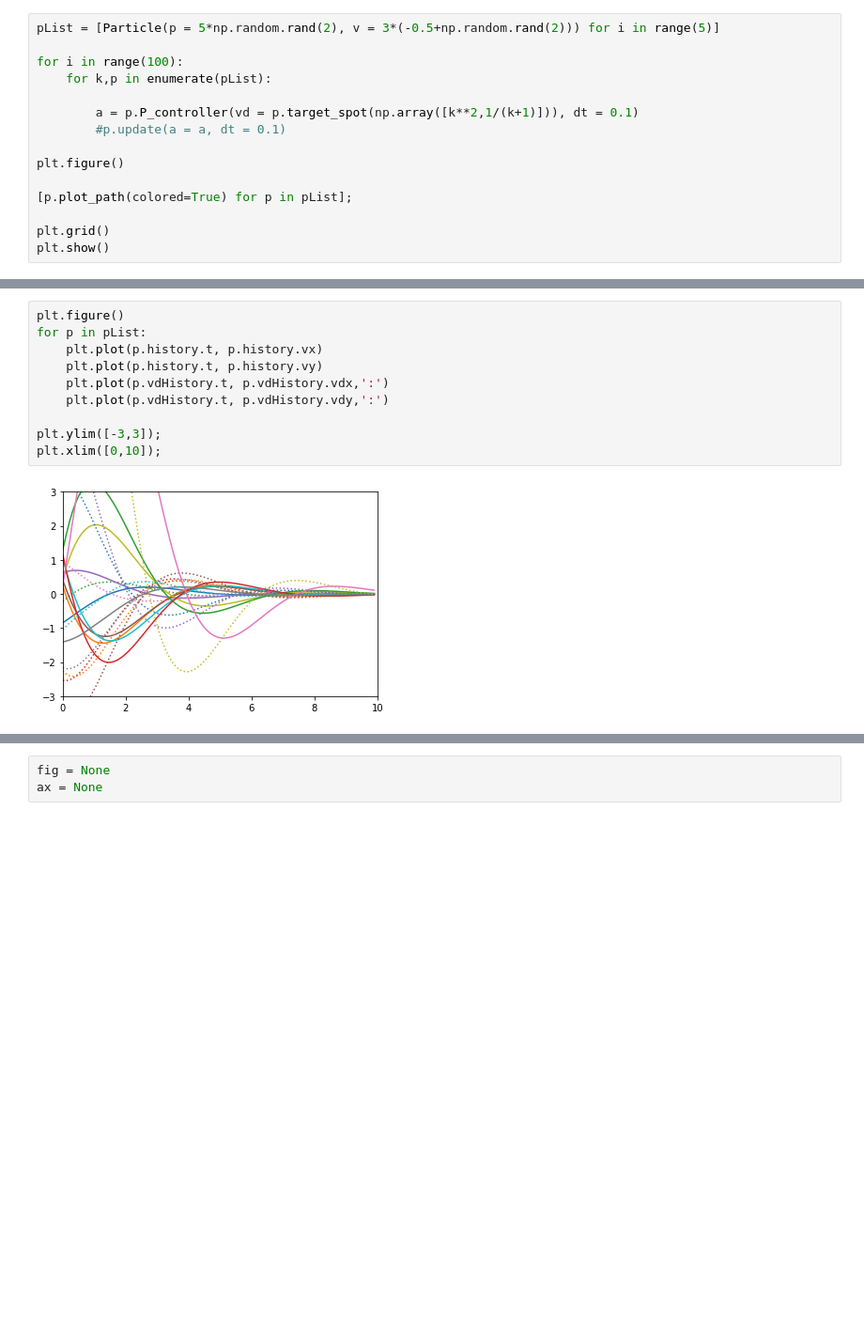
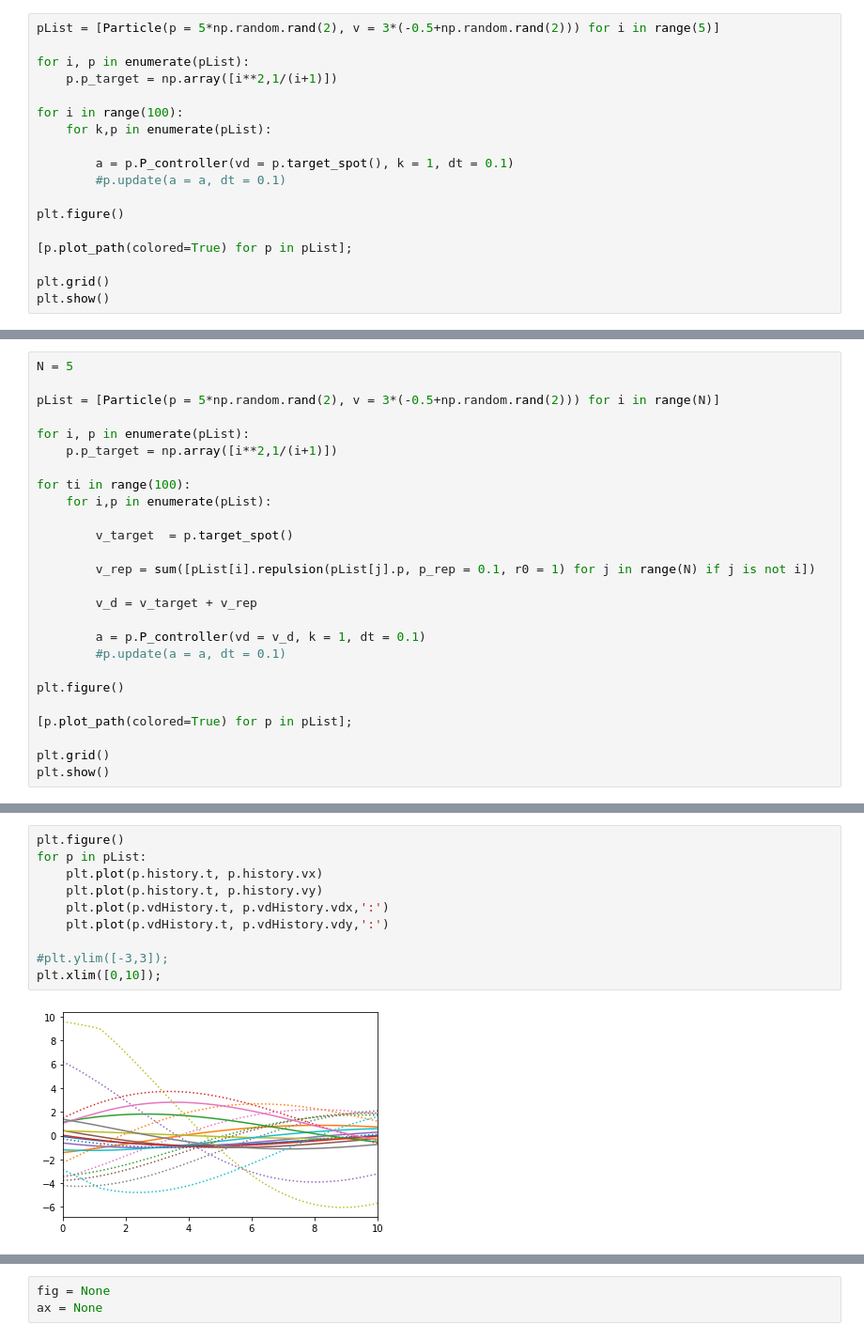
Before and after one commit to dev10110/SwarmSimulator, a Jupyter notebook: Testing/test_1.ipynb, the cells around one changed output, grey strips where cells are left out. Shown: that part at 94% size. Saved outputs shown, nothing was run; the diff lists cells and outputs as text; blank space fills up the shorter version.

Commit message:
included repulsion
need to think about how to impose max velocity

```diff
--- a/Testing/test_1.ipynb
+++ b/Testing/test_1.ipynb
@@ -154,10 +202,13 @@ plt.show()
 # %%
 pList = [Particle(p = 5*np.random.rand(2), v = 3*(-0.5+np.random.rand(2))) for i in range(5)]
+
+for i, p in enumerate(pList):
+    p.p_target = np.array([i**2,1/(i+1)])
 
 for i in range(100):
     for k,p in enumerate(pList):
 
-        a = p.P_controller(vd = p.target_spot(np.array([k**2,1/(k+1)])), dt = 0.1)
+        a = p.P_controller(vd = p.target_spot(), k = 1, dt = 0.1)
         #p.update(a = a, dt = 0.1)
 
 plt.figure()
@@ -170,0 +222,26 @@ plt.show()
+# %%
+N = 5
+
+pList = [Particle(p = 5*np.random.rand(2), v = 3*(-0.5+np.random.rand(2))) for i in range(N)]
+
+for i, p in enumerate(pList):
+    p.p_target = np.array([i**2,1/(i+1)])
+
+for ti in range(100):
+    for i,p in enumerate(pList):
+
+        v_target  = p.target_spot()
+
+        v_rep = sum([pList[i].repulsion(pList[j].p, p_rep = 0.1, r0 = 1) for j in range(N) if j is not i])
+
+        v_d = v_target + v_rep
+
+        a = p.P_controller(vd = v_d, k = 1, dt = 0.1)
+        #p.update(a = a, dt = 0.1)
+
+plt.figure()
+
+[p.plot_path(colored=True) for p in pList];
+
+plt.grid()
+plt.show()
@@ -171,15 +289,15 @@ plt.show()
 # %%
 plt.figure()
 for p in pList:
     plt.plot(p.history.t, p.history.vx)
     plt.plot(p.history.t, p.history.vy)
     plt.plot(p.vdHistory.t, p.vdHistory.vdx,':')
     plt.plot(p.vdHistory.t, p.vdHistory.vdy,':')
 
-plt.ylim([-3,3]);
+#plt.ylim([-3,3]);
 plt.xlim([0,10]);
 # %% [output]
-[figure, old version]
+[figure, new version]
 # %%
 plt.figure()
 for p in pList:
```
Also changed, not shown: parts of 11 cells of this notebook.
